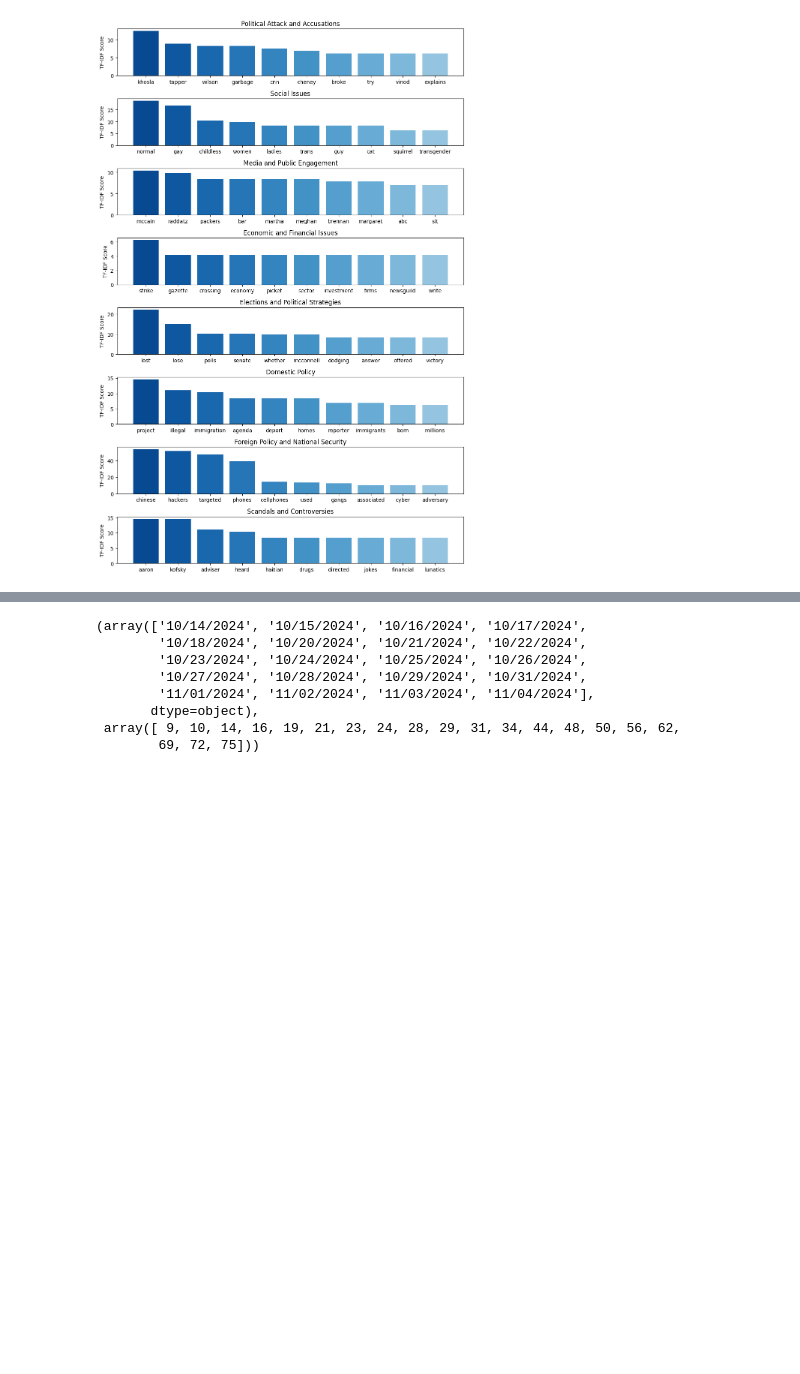
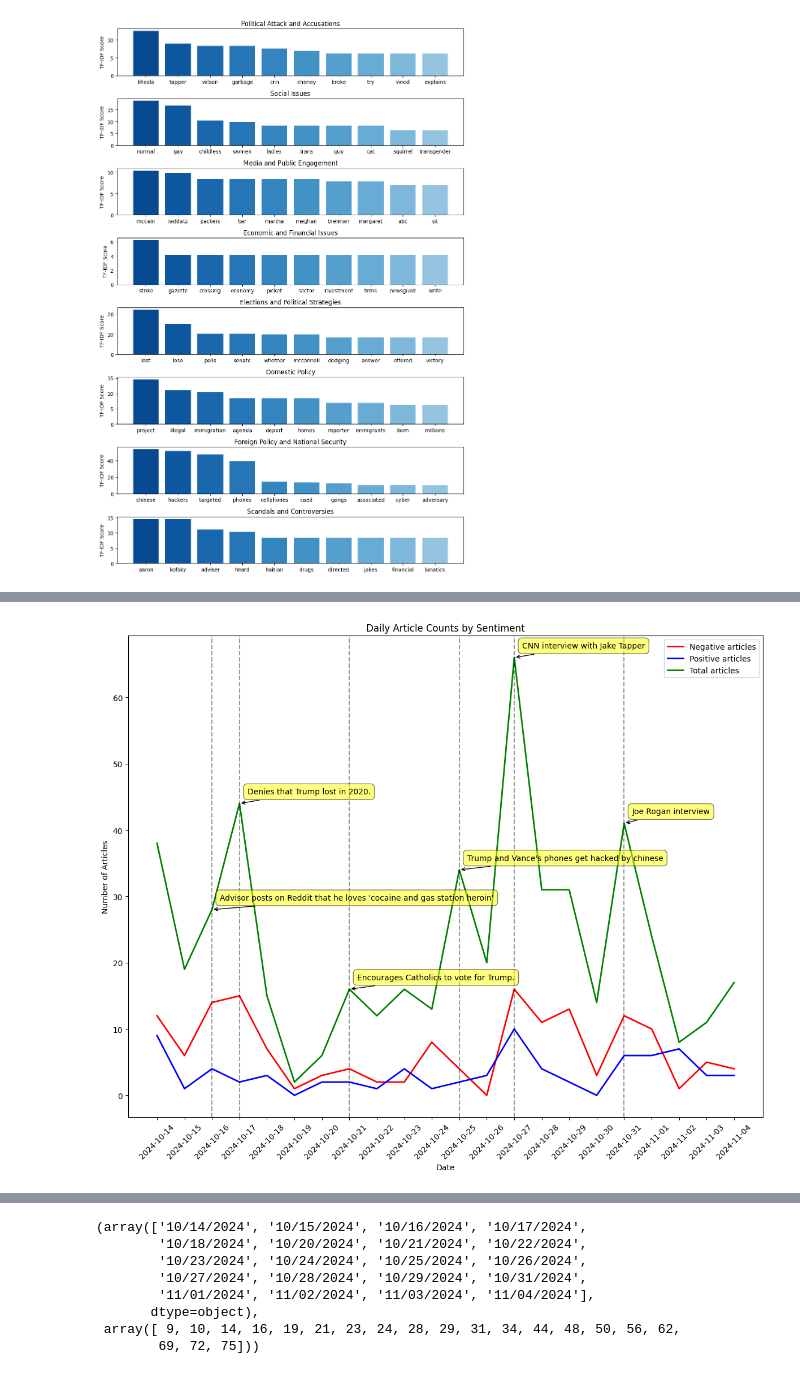
Before and after one commit to jikaelgagnon/comp370-final-project, a Jupyter notebook: scripts/testing.ipynb, the cells around one changed output, grey strips where cells are left out. Drawn from its saved outputs; the diff is of its cells as text; code cells hidden in the pictures; blank space fills up the shorter version.

Commit message:
Add labelled spikes plot

```diff
--- a/scripts/testing.ipynb
+++ b/scripts/testing.ipynb
@@ -186,0 +202,69 @@ df['date'] = pd.to_datetime(df['publishedAt']).dt.strftime('%m/%d/%Y')
+# %%
+df = pd.read_csv('../data/vance_annotated.tsv', sep='\t')
+df = df[df['topic pass 2'].map(lambda x: type(x) == str)]
+df['date'] = pd.to_datetime(pd.to_datetime(df['publishedAt']).dt.strftime('%m/%d/%Y'))
+df = df.sort_values(by='date')
+df['count'] = 1
+df['is_negative'] = pd.to_numeric(df['negative/neutral/positive'] == 'negative')
+df['is_positive'] = pd.to_numeric(df['negative/neutral/positive'] == 'positive')
+df['is_neutral'] = pd.to_numeric(df['negative/neutral/positive'] == 'neutral')
+
+window_size = 1
+
+daily_counts = df.groupby('date').sum().reset_index()
+
+daily_counts['total_avg'] = daily_counts['count'].rolling(window=window_size, center=True, min_periods=1).mean()
+daily_counts['neg_avg'] = daily_counts['is_negative'].rolling(window=window_size, center=True, min_periods=1).mean()
+daily_counts['pos_avg'] = daily_counts['is_positive'].rolling(window=window_size, center=True, min_periods=1).mean()
+daily_counts['neut_avg'] = daily_counts['is_neutral'].rolling(window=window_size, center=True, min_periods=1).mean()
+
+import matplotlib.dates as mdates
+from datetime import datetime
+import matplotlib.pyplot as plt
+
+# Assuming you've already created daily_counts with the 3-day moving average
+plt.figure(figsize=(12, 10))
+plt.plot(daily_counts['date'], daily_counts['neg_avg'], label=f'Negative articles', color='red', linewidth=2)
+plt.plot(daily_counts['date'], daily_counts['pos_avg'], label=f'Positive articles', color='blue', linewidth=2)
+plt.plot(daily_counts['date'], daily_counts['total_avg'], label=f'Total articles', color='green', linewidth=2)
+
+# Define your special dates
+special_events = {
+    '2024-10-16': "Advisor posts on Reddit that he loves 'cocaine and gas station heroin'",
+    '2024-10-17': 'Denies that Trump lost in 2020.',
+    '2024-10-21': 'Encourages Catholics to vote for Trump.',
+    '2024-10-25': "Trump and Vance's phones get hacked by chinese",
+    '2024-10-27': "CNN interview with Jake Tapper",
+    '2024-10-31': "Joe Rogan interview"
+}
+
+# Add vertical lines and annotations for special dates
+for date, event in special_events.items():
+    # Convert date string to datetime
+    event_date = datetime.strptime(date, '%Y-%m-%d')
+
+    # Add vertical line
+    plt.axvline(x=event_date, color='black', linestyle='--', alpha=0.4)
+
+    # Find the y-value at this date for annotation
+    y_value = daily_counts.loc[daily_counts['date'] == event_date, 'count'].values[0]
+
+    # Annotate the event
+    plt.annotate(event,
+                    xy=(event_date, y_value),
+                    xytext=(10, 10),
+                    textcoords='offset points',
+                    ha='left',
+                    va='bottom',
+                    bbox=dict(boxstyle='round,pad=0.5', fc='yellow', alpha=0.5),
+                    arrowprops=dict(arrowstyle='->', connectionstyle='arc3,rad=0'))
+
+plt.title(f'Daily Article Counts by Sentiment')
+plt.xlabel('Date')
+plt.ylabel('Number of Articles')
+plt.legend()
+plt.xticks(ticks=df['date'].unique(),rotation=45)
+plt.tight_layout()
+plt.show()
+# %% [output]
+[figure, added]
```
Also changed, not shown: parts of 7 cells of this notebook, 1 other file.
